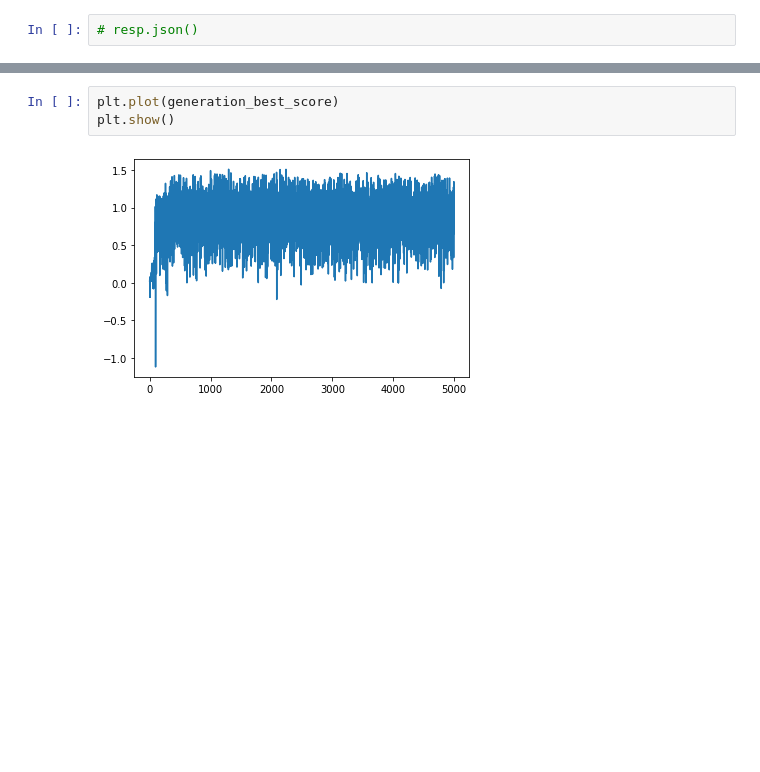
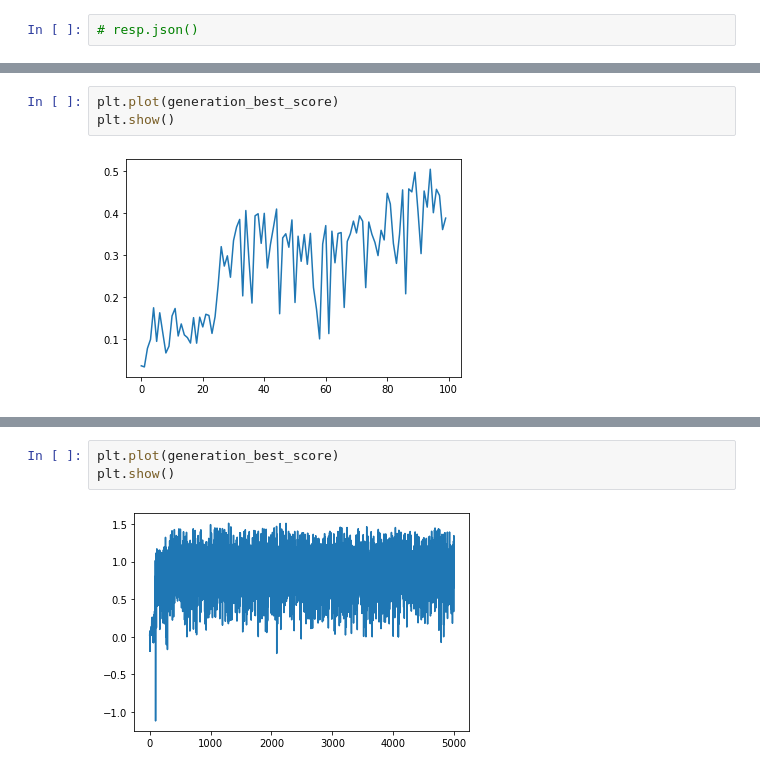
Before and after one commit to JoDeMiro/SACI2022, a Jupyter notebook: Driver.ipynb, the cells around one changed output, grey strips where cells are left out. Saved outputs shown, nothing was run; the diff lists cells and outputs as text; blank space fills up the shorter version.

```diff
--- a/Driver.ipynb
+++ b/Driver.ipynb
@@ -279,0 +304,5 @@ generation_best_score = [float(i) for i in lst]        # <-- list(str) -> list(f
+# %%
+plt.plot(generation_best_score)
+plt.show()
+# %% [output]
+[figure, added]
```
Also changed, not shown: parts of 11 cells of this notebook.
